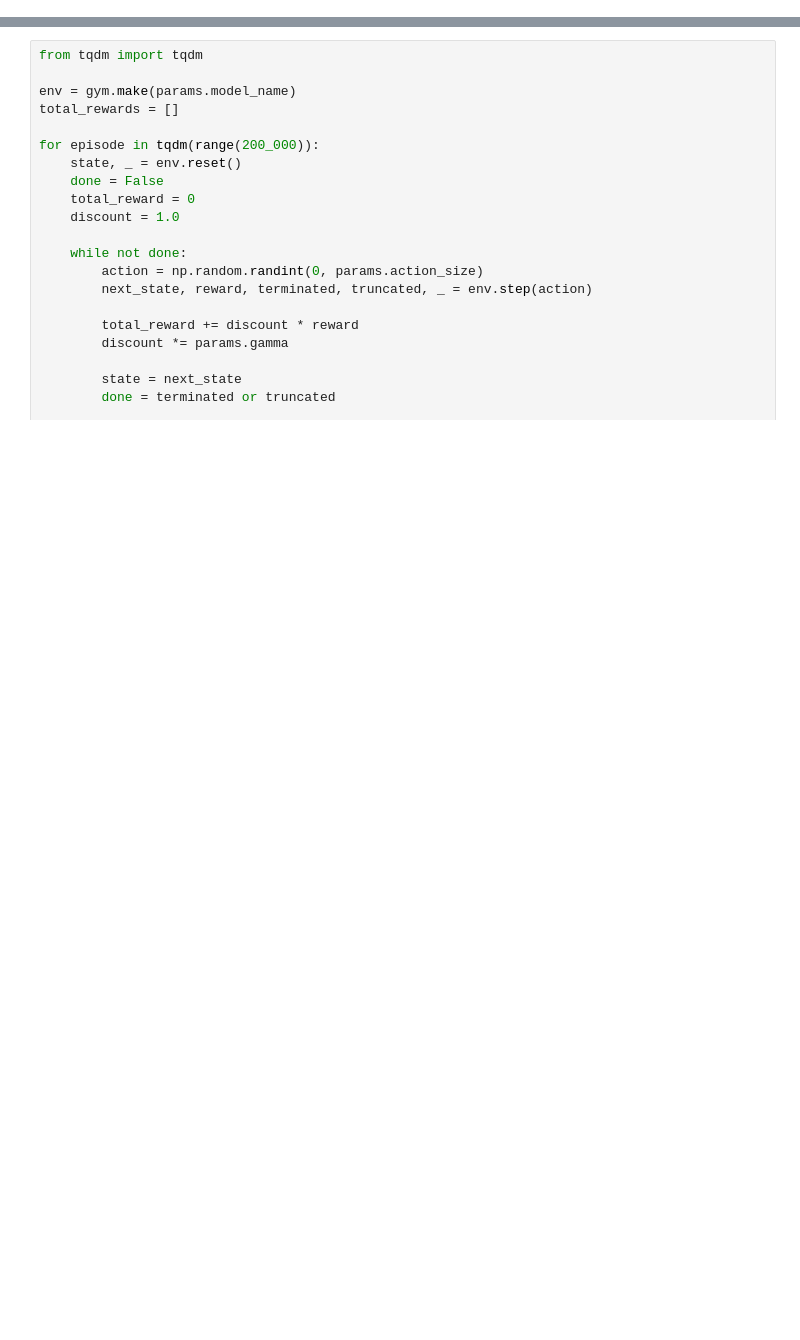
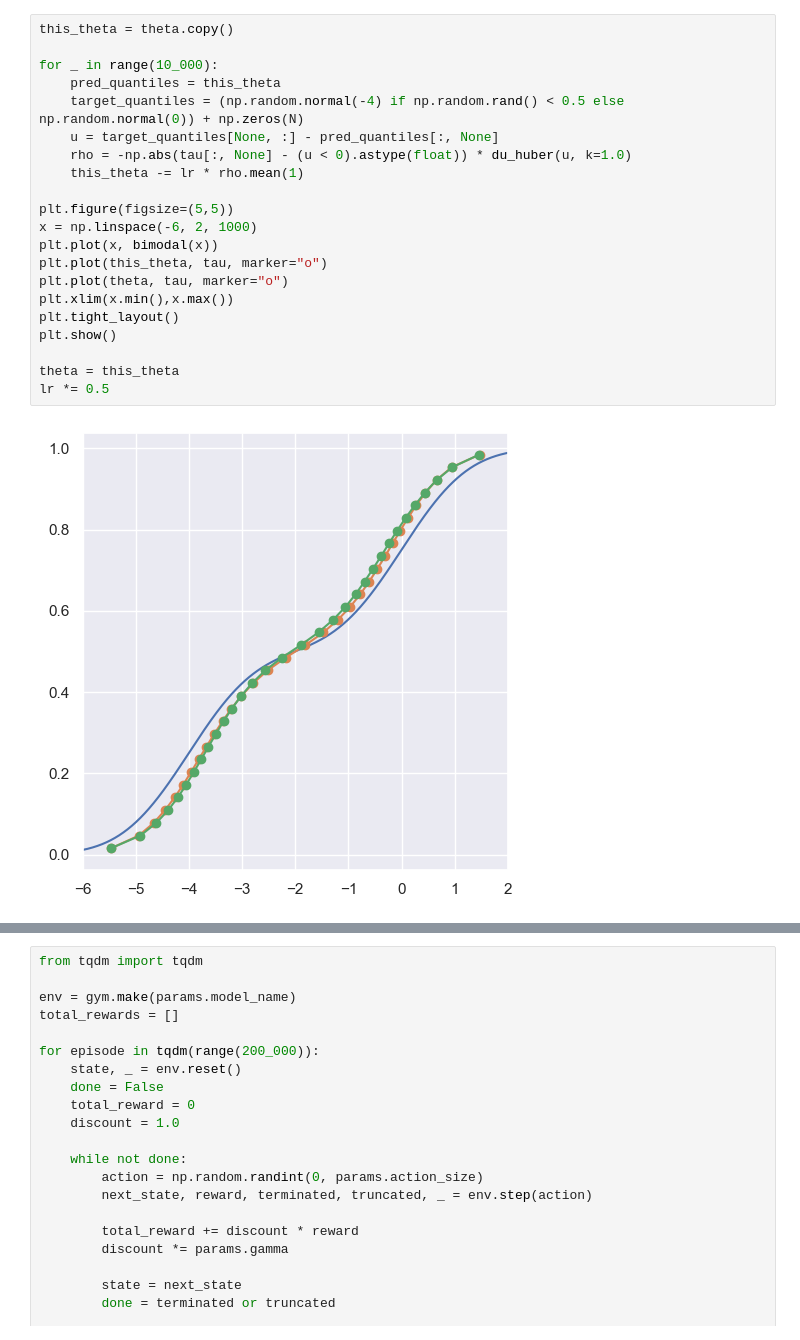
Before and after one commit to AlecHero/QuantileRegressionProject, a Jupyter notebook: tabular qr simple.ipynb, the cells around one changed output, grey strips where cells are left out. Drawn from its saved outputs; the diff is of its cells as text; blank space fills up the shorter version.

```diff
--- a/tabular qr simple.ipynb
+++ b/tabular qr simple.ipynb
@@ -90,0 +92,23 @@ plt.show()
+# %%
+this_theta = theta.copy()
+
+for _ in range(10_000):
+    pred_quantiles = this_theta
+    target_quantiles = (np.random.normal(-4) if np.random.rand() < 0.5 else np.random.normal(0)) + np.zeros(N)
+    u = target_quantiles[None, :] - pred_quantiles[:, None]
+    rho = -np.abs(tau[:, None] - (u < 0).astype(float)) * du_huber(u, k=1.0)
+    this_theta -= lr * rho.mean(1)
+
+plt.figure(figsize=(5,5))
+x = np.linspace(-6, 2, 1000)
+plt.plot(x, bimodal(x))
+plt.plot(this_theta, tau, marker="o")
+plt.plot(theta, tau, marker="o")
+plt.xlim(x.min(),x.max())
+plt.tight_layout()
+plt.show()
+
+theta = this_theta
+lr *= 0.5
+# %% [output]
+[figure, added]
```
Also changed, not shown: parts of 10 cells of this notebook, 15 other files.
